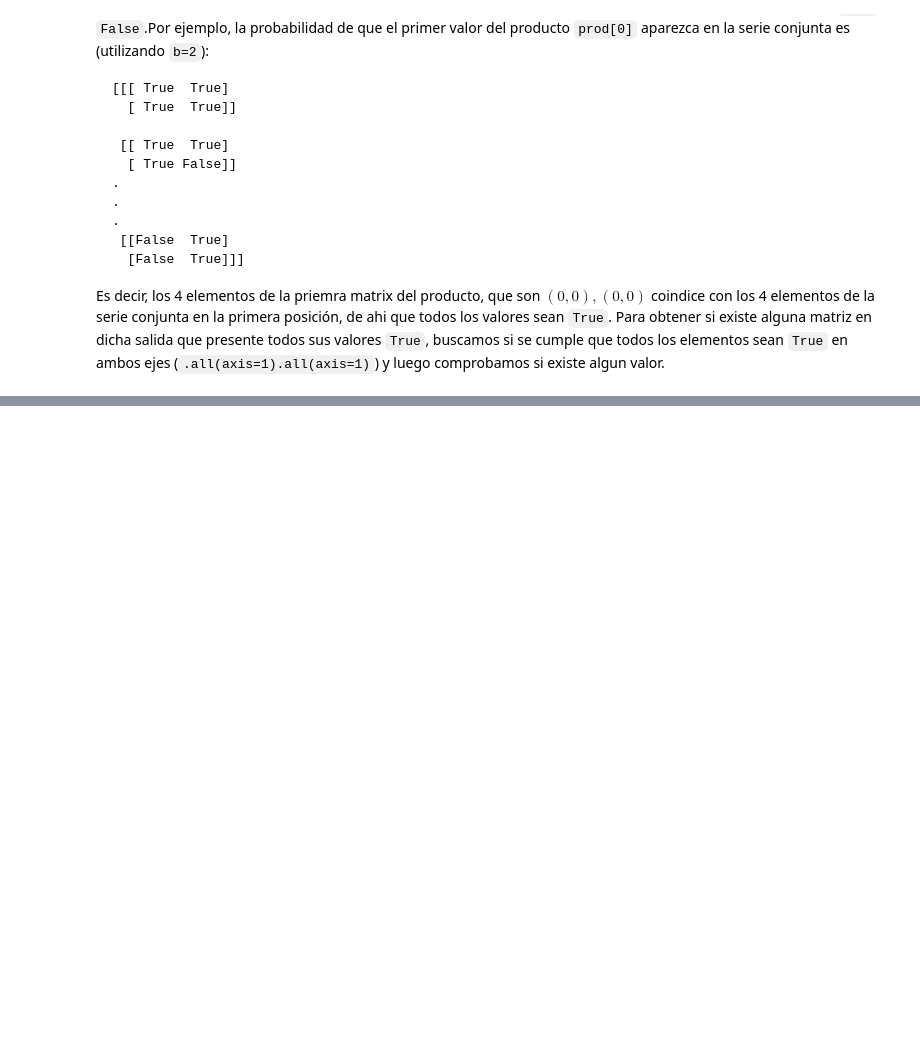
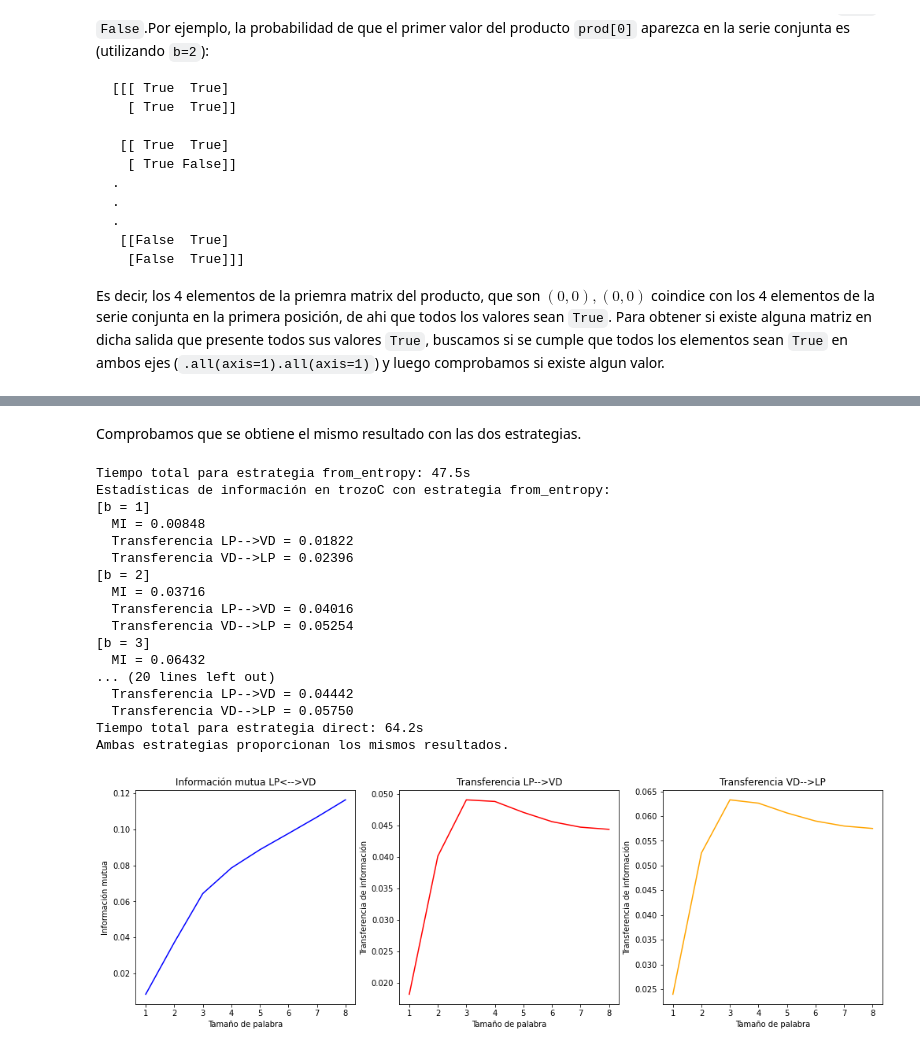
Before and after one commit to Ludvins/MCD_Practicas_TI, a Jupyter notebook: Practica.ipynb, the cells around one changed output, grey strips where cells are left out. Saved outputs shown, nothing was run; the diff lists cells and outputs as text; code cells hidden in the pictures; blank space fills up the shorter version.

```diff
--- a/Practica.ipynb
+++ b/Practica.ipynb
@@ -397,0 +477,55 @@ plt.plot(np.arange(1,8,1), MIs)
+# %%
+def plot_I(info, bs, ylabel, title, ax = None, color = 'b'):
+    """ Muestra una gráfica de la medida de información proporcionada
+        en función del tamaño de palabra. """
+
+    if ax is None:
+        fig, ax = plt.subplots()
+
+    ax.plot(bs, info, color = color)
+    ax.set_xlabel("Tamaño de palabra")
+    ax.set_ylabel(ylabel)
+    ax.set_title(title)
+# %%
+def plot_info(name, bs, Ms, TXYs, TYXs):
+    """ Muestra gráficas de la información mutua y la transferencia de información
+        entre dos series, para distintos tamaños de palabra. """
+
+    fig, axs = plt.subplots(1, 3, figsize = (17, 5))
+    plt.title(name)
+    plot_I(Ms, bs, "Información mutua", "Información mutua LP<-->VD", axs[0])
+    plot_I(TXYs, bs, "Transferencia de información",
+           "Transferencia LP-->VD", axs[1], 'red')
+    plot_I(TYXs, bs, "Transferencia de información",
+           "Transferencia VD-->LP", axs[2], 'orange')
+    plt.show()
+# %% [markdown]
+Comprobamos que se obtiene el mismo resultado con las dos estrategias.
+# %%
+bs = np.arange(1, 9, 1)
+Ms_entropy, TXYs, TYXs = compute_info(trozoC_w, bs, "from_entropy", "trozoC")
+Ms_direct, _, _ = compute_info(trozoC_w, bs, "direct", "trozoC", verbose = False)
+
+if np.allclose(Ms_entropy, Ms_direct):
+        print("Ambas estrategias proporcionan los mismos resultados.")
+
+plot_info("trozoC", bs, Ms_entropy, TXYs, TYXs)
+# %% [output]
+Tiempo total para estrategia from_entropy: 47.5s
+Estadísticas de información en trozoC con estrategia from_entropy:
+[b = 1]
+  MI = 0.00848
+  Transferencia LP-->VD = 0.01822
+  Transferencia VD-->LP = 0.02396
+[b = 2]
+  MI = 0.03716
+  Transferencia LP-->VD = 0.04016
+  Transferencia VD-->LP = 0.05254
+[b = 3]
+  MI = 0.06432
+... (20 lines left out)
+  Transferencia LP-->VD = 0.04442
+  Transferencia VD-->LP = 0.05750
+Tiempo total para estrategia direct: 64.2s
+Ambas estrategias proporcionan los mismos resultados.
+[figure, added]
```
Also changed, not shown: parts of 13 cells of this notebook.
